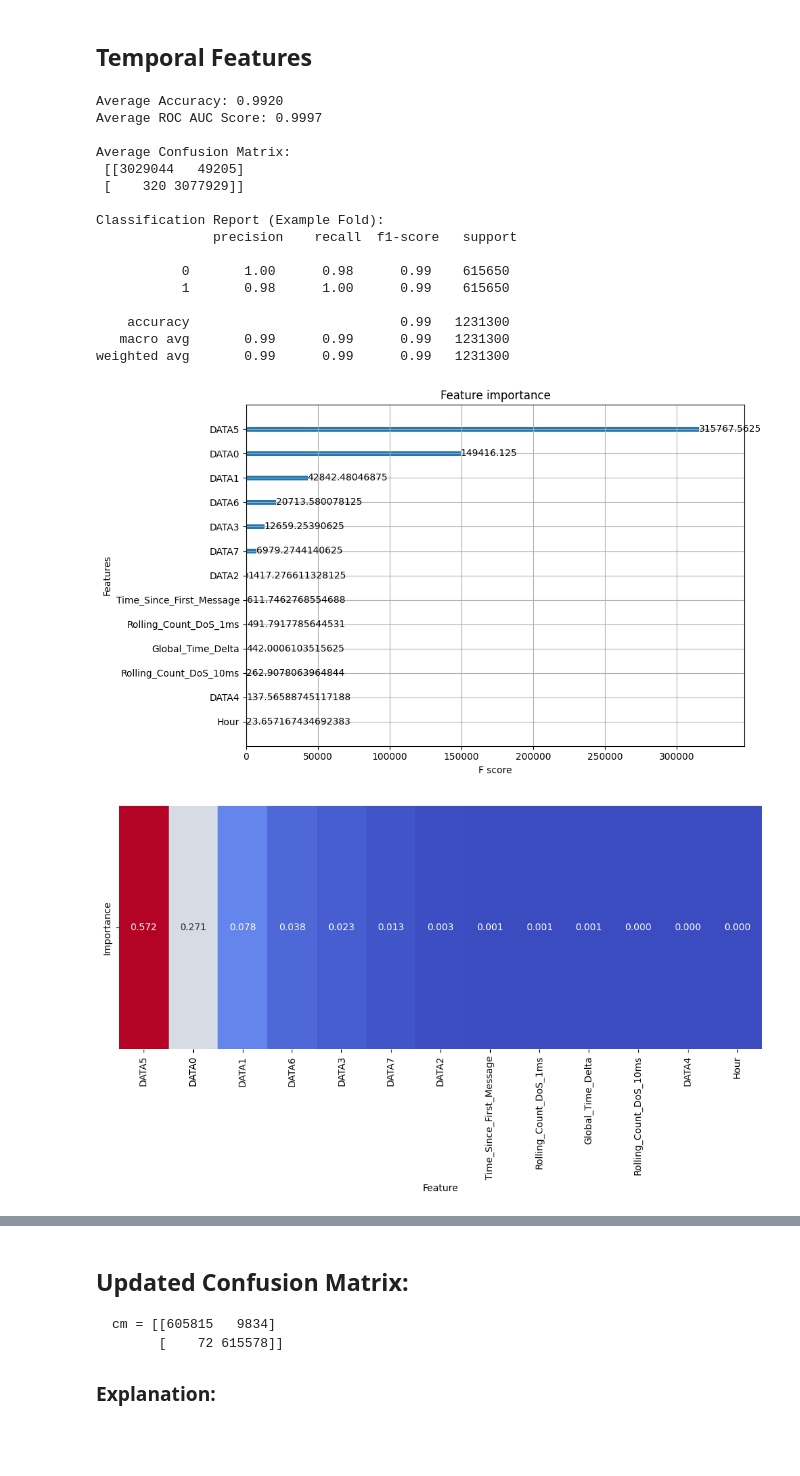
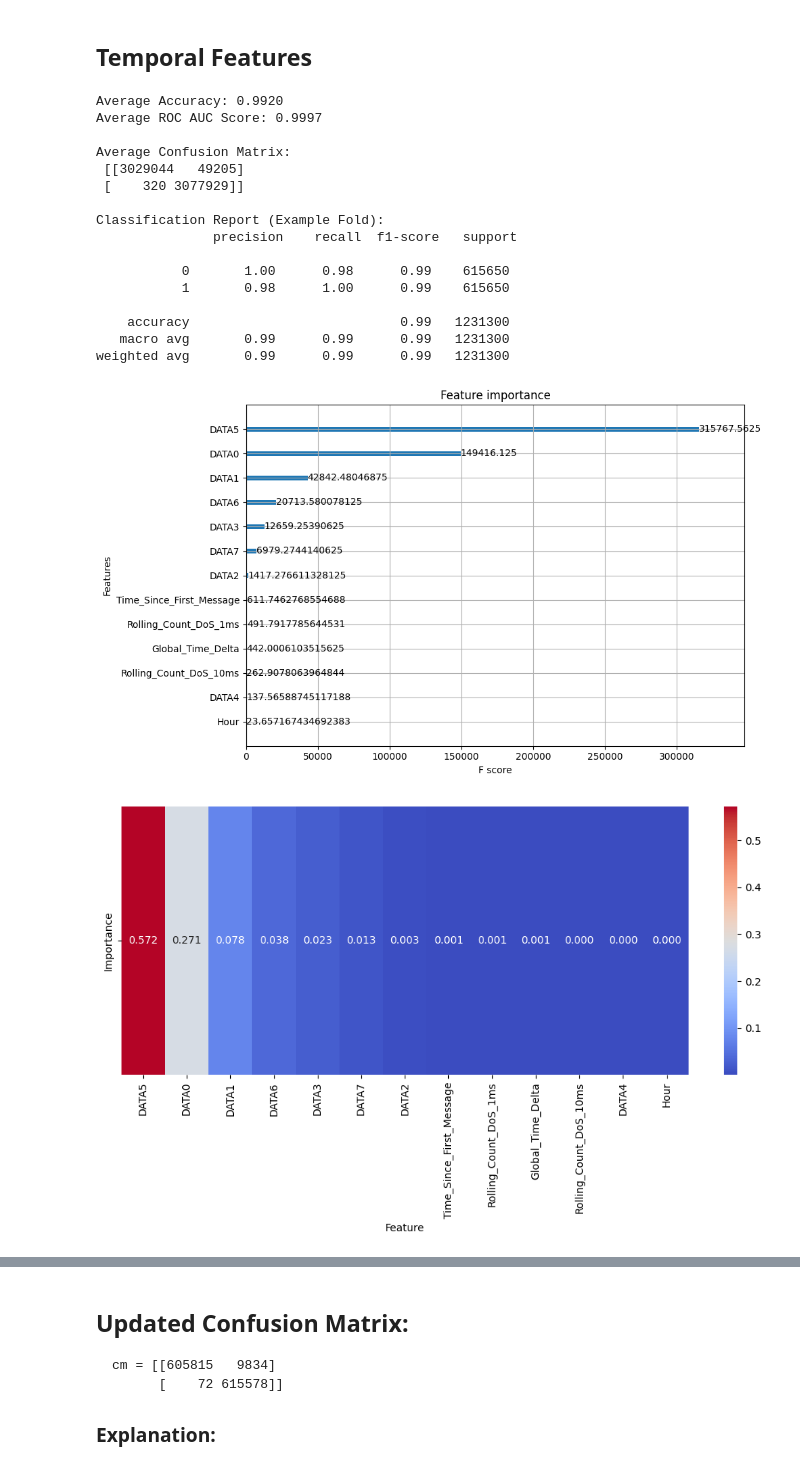
Before and after one commit to pranav-k-jha/kaggle-notebooks, a Jupyter notebook: cav-ml-prediction-model.ipynb, the cells around one changed output, grey strips where cells are left out. Saved outputs shown, nothing was run; the diff lists cells and outputs as text; code cells hidden in the pictures; blank space fills up the shorter version.

```diff
--- a/cav-ml-prediction-model.ipynb
+++ b/cav-ml-prediction-model.ipynb
@@ -766,7 +759,7 @@ plt.show()
 
 # Heatmap of Feature Importance
 plt.figure(figsize=(10, 6))
-sns.heatmap(feature_importance_df.set_index('Feature').T, annot=True, cmap='coolwarm', cbar=False, fmt='.3f')
+sns.heatmap(feature_importance_df.set_index('Feature').T, annot=True, cmap='coolwarm', fmt='.3f')
 plt.tight_layout()
 plt.savefig("feature_importance_heatmap_3.pdf", format="pdf", bbox_inches='tight')
 plt.show()
@@ -780,32 +773,32 @@ plt.xlabel('False Positive Rate')
 plt.ylabel('True Positive Rate')
 plt.tight_layout()
 plt.savefig(os.path.join("roc_curve_3.pdf"), format="pdf", bbox_inches='tight')
 plt.show()
 
 # Confusion Matrix Heatmap
 plt.figure(figsize=(8, 6))
-sns.heatmap(avg_conf_matrix, annot=True, fmt='d', cmap='Blues', cbar=False, xticklabels=['Normal', 'DoS Attack'], yticklabels=['Normal', 'DoS Attack'])
+sns.heatmap(avg_conf_matrix, annot=True, fmt='d', cmap='Blues', xticklabels=['Normal', 'DoS Attack'], yticklabels=['Normal', 'DoS Attack'])
 plt.xlabel('Predicted')
 plt.ylabel('True')
 plt.tight_layout()
 plt.savefig(os.path.join("confusion_matrix_3.pdf"), format="pdf", bbox_inches='tight')
 plt.show()
 # %% [output]
 Average Accuracy: 0.9920
 Average ROC AUC Score: 0.9997
 
 Average Confusion Matrix:
  [[3029044   49205]
  [    320 3077929]]
 
 Classification Report (Example Fold):
                precision    recall  f1-score   support
 
            0       1.00      0.98      0.99    615650
            1       0.98      1.00      0.99    615650
 
     accuracy                           0.99   1231300
    macro avg       0.99      0.99      0.99   1231300
 weighted avg       0.99      0.99      0.99   1231300
 [figure]
-[figure, old version]
+[figure, new version]
```
Also changed, not shown: parts of 7 cells of this notebook.
